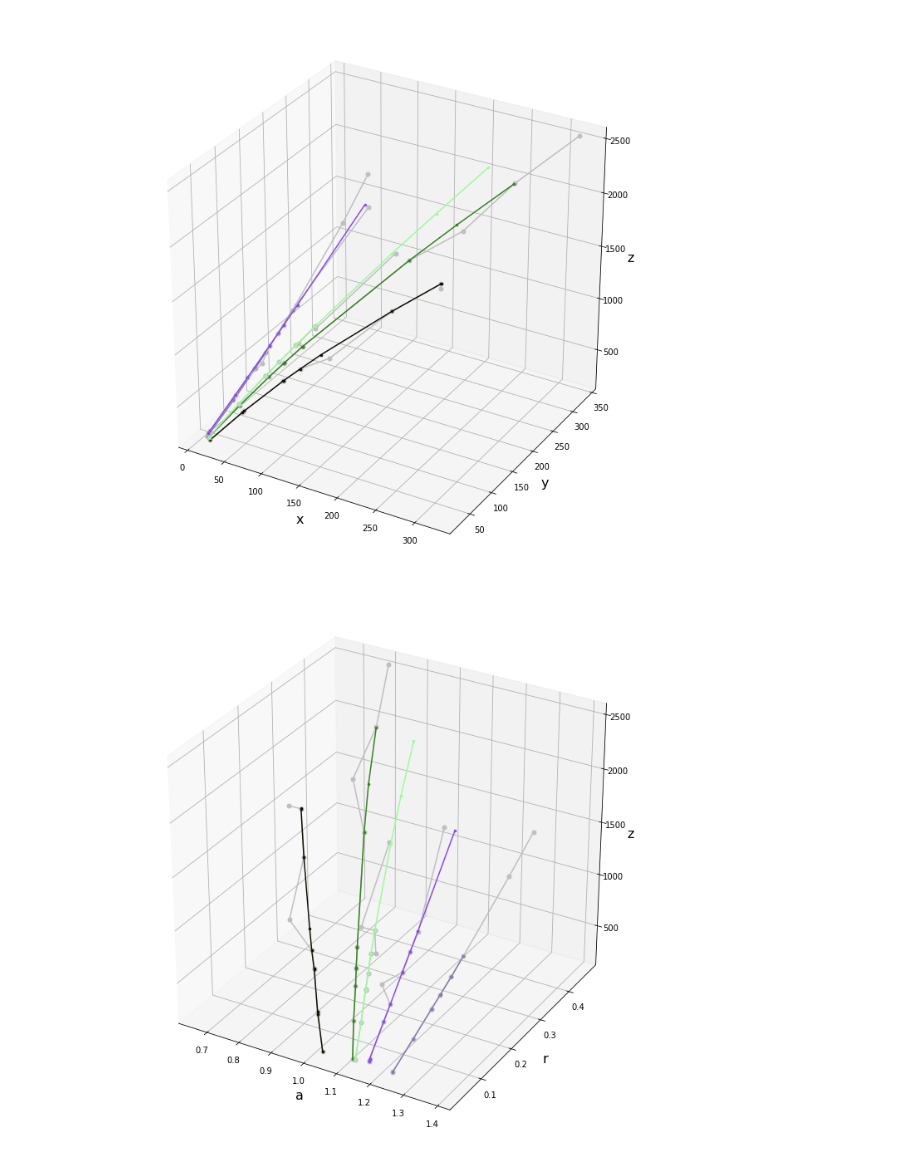
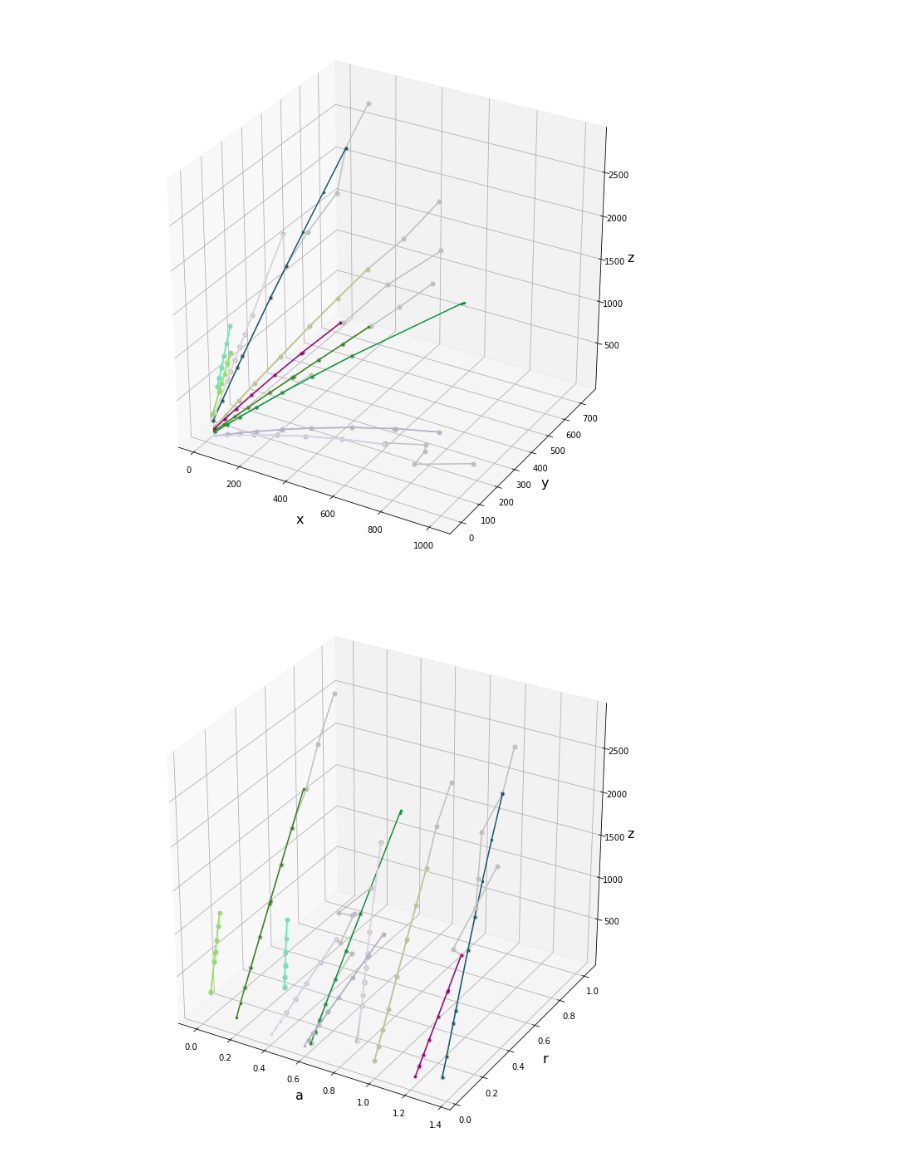
Before and after one commit to jliamfinnie/kaggle-trackml, a Jupyter notebook: src/notebooks/train_LSTM.ipynb, the cells around one changed output. Drawn from its saved outputs; the diff is of its cells as text; code cells hidden in the pictures.

Commit message:
Improve notebook for DBScan predictions.

```diff
--- a/src/notebooks/train_LSTM.ipynb
+++ b/src/notebooks/train_LSTM.ipynb
@@ -22,13 +25,14 @@ from keras import optimizers
 TRAIN_DATA = '../../../../kaggle-trackml/input/train_1'
 TRAIN_NUMPY = '../../../../kaggle-trackml/input/train_numpy'
 TRAIN_SAMPLE_DATA = '../../../../kaggle-trackml/input/train_100_events'
-DBSCAN_DATA = '../../../../kaggle-trackml/input'
+DBSCAN_DATA = '../../../../kaggle-trackml/src/r0_fast'
 GPU = 0 # 0 is default (usually uses 1 GPU if available, if > 1 then configures multi-gpu model)
-# Pass in saved model file name if desired, i.e "2018-11-16-01-13-33.h5". If set to None,
-# a new model will be built.
-LOAD_MODEL_NAME = None
+# Pass in saved model file name to retrain if desired, i.e "2018-11-16-01-13-33.h5".
+# If set to None, a new model will be built (if TRAIN_MODEL is True).
+LOAD_MODEL_NAME = None #"1024-epoch-200.h5"
 TRAIN_MODEL = False # Model is automatically saved after training
 VISUALIZE_RESULTS = False
+predict_model_names = ['1024-epoch-300-mae.h5', '1024-epoch-200-mae.h5']
 # %%
 def test_gpu():
     found_gpus = K.tensorflow_backend._get_available_gpus()
@@ -489,8 +518,25 @@ def calculate_fit_accuracy(preds):
     total_incorrect = 0
     tracks_right = np.zeros((6), dtype=int)
     perfect_tracks = []
+    seeds_right = np.zeros((6), dtype=int)
+    perfect_seeds = []
+    total_seed_correct = 0
+    total_seed_incorrect = 0
     for i in range(preds.shape[0]):
         track_right = 0
+        seed_right = 0
+        for j in range(5):
+            #print('truth: ' + str(preds[i][j][5]))
+            #print('fit:   ' + str(preds[i][j][7]))
+            if preds[i][j][5] != preds[i][j][7]:
+                total_seed_incorrect = total_seed_incorrect + 1
+            else:
+                total_seed_correct = total_seed_correct + 1
+                seed_right = seed_right + 1
+        seeds_right[seed_right] = seeds_right[seed_right] + 1
+        if seed_right == 5:
+            perfect_seeds.append(i)
+
         for j in range(5, 10):
             #print('truth: ' + str(preds[i][j][5]))
             #print('fit:   ' + str(preds[i][j][7]))
@@ -507,4 +553,11 @@ def calculate_fit_accuracy(preds):
     accuracy = total_correct / (total_correct + total_incorrect)
     print("Total accuracy:  {}".format(accuracy))
     print("Total correct predictions per track (0-5): {}".format(tracks_right))
+
+    print("Total Seed correct:   {}".format(total_seed_correct))
+    print("Total Seed incorrect: {}".format(total_seed_incorrect))
+    seed_accuracy = total_seed_correct / (total_seed_correct + total_seed_incorrect)
+    print("Total Seed accuracy:  {}".format(seed_accuracy))
+    print("Total Seed per track (0-5): {}".format(seeds_right))
+
     #print(perfect_tracks)
@@ -607,0 +654,9 @@ Total correct predictions per track (0-5): [ 23  51  85 102 146 239]
+# %%
+#predict_model_names = ['1024-epoch-300-mae.h5', '512-512-200-epoch.h5']#'512-02-512-epoch-100.h5']#, '1024-epoch-200.h5']
+#predict_model_names = ['1024-epoch-400-mae.h5', '1024-epoch-300-mae.h5'] # 84.6% accuracy, 72.6% dbscan
+#predict_model_names = ['1024-epoch-400-mae.h5', '2018-11-18-14-13-59.h5']
+#predict_model_names = ['1024-epoch-300-mae.h5', '1024-epoch-200-mae.h5'] # 85.6% accuracy! 15 step, 79.1% dbscan accuracy
+## NEW DBSCAN: Restrict truth > 10 hits where x,y,z > 0
+## - 452 tracks to predict, 82.7% fit accuracy ([ 10  13  26  62  88 253]), 95.6% seeds ([  0   1   4  20  43 384])
+predict_model_names = ['1024-epoch-300-mae.h5', '1024-epoch-200-mae.h5']
+preds, preds_truth = ensemble_predictions(predict_model_names)
@@ -608,7 +683,6 @@ Total correct predictions per track (0-5): [ 23  51  85 102 146 239]
 # %%
-VISUALIZE_RESULTS = True
 if VISUALIZE_RESULTS:
-    draw_prediction(pred_truth[:,:,0:4], preds[:,:,0:4], 300, 305)
+    draw_prediction(preds_truth[:,:,0:4], preds[:,:,0:4], 200, 210)
 # %% [output]
-[figure, old version]
+[figure, new version]
-[figure, old version]
+[figure, new version]
```
Also changed, not shown: parts of 12 cells of this notebook.
